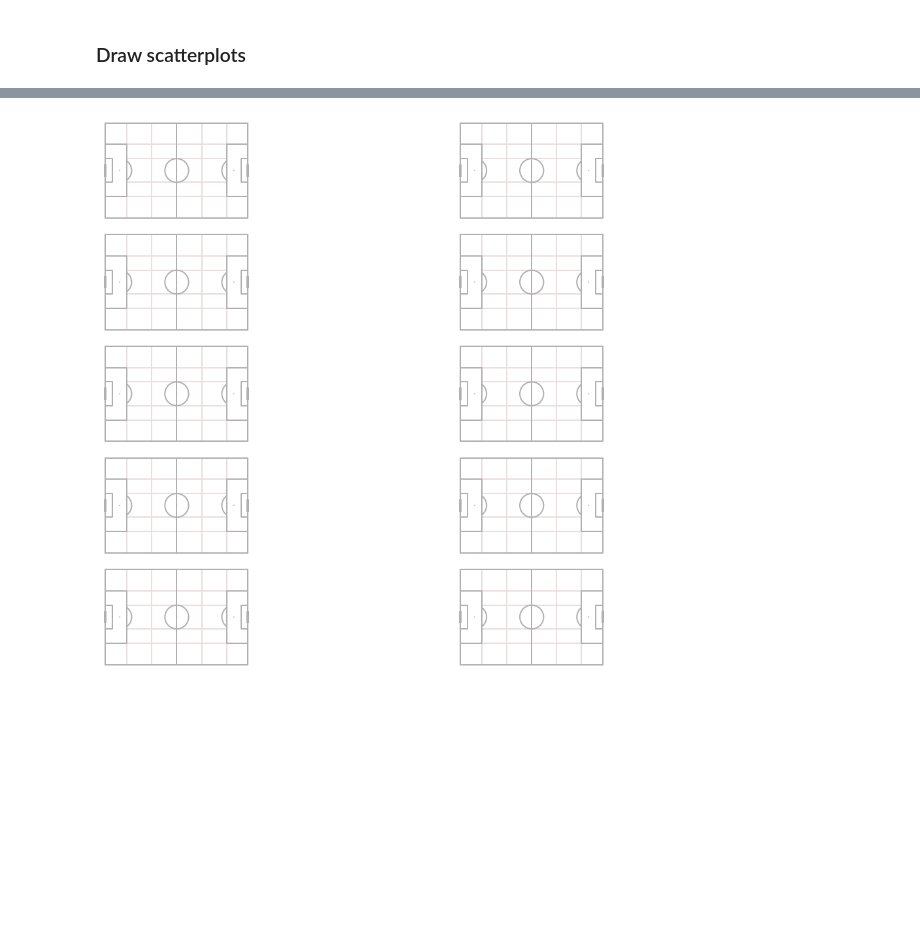
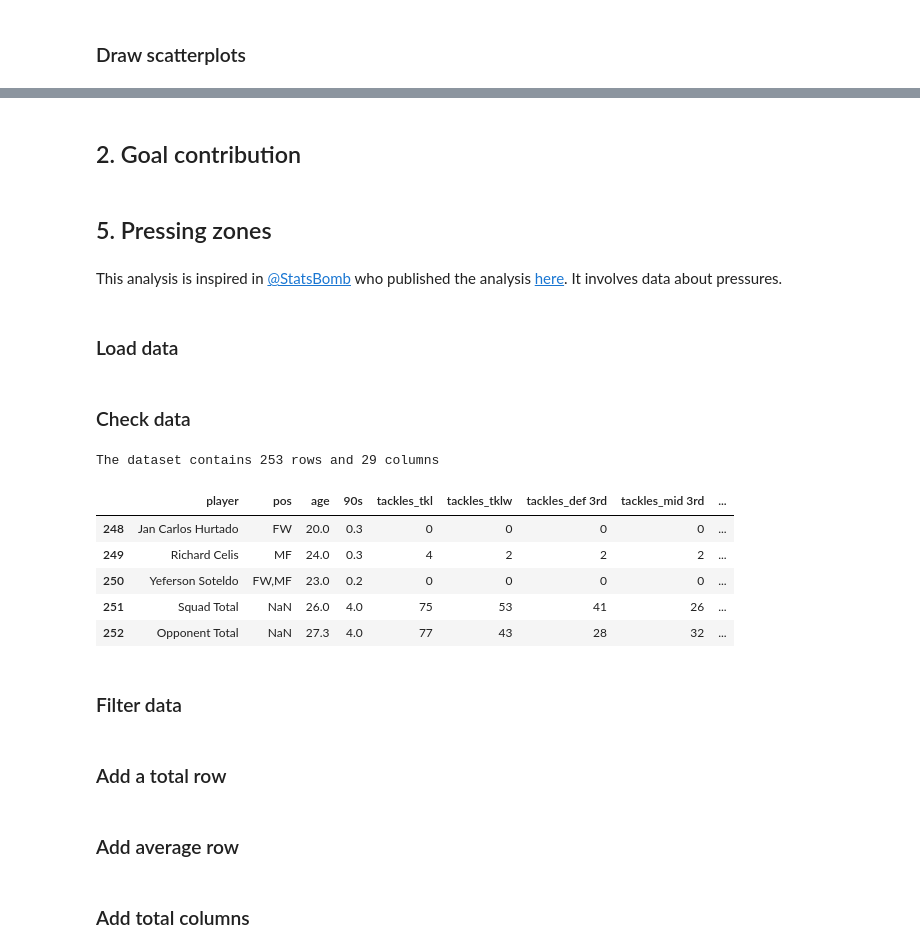
Before and after one commit to joausaga/copa-america-2021-analytics, a Jupyter notebook: team_analysis.ipynb, the cells around one changed output, grey strips where cells are left out. Saved outputs shown, nothing was run; the diff lists cells and outputs as text; code cells hidden in the pictures; blank space fills up the shorter version.

```diff
--- a/team_analysis.ipynb
+++ b/team_analysis.ipynb
@@ -255,5 +253,35 @@ plt.show()
-# %%
-pitch = Pitch(positional=True)
-fig, axs = pitch.draw(nrows=5, ncols=2, figsize=(20, 12))
-# %% [output]
-[figure, removed]
+# %% [markdown]
+## 2. Goal contribution
+# %% [markdown]
+## 5. Pressing zones
+# %% [markdown]
+This analysis is inspired in [@StatsBomb](https://twitter.com/StatsBomb) who published the analysis [here](https://twitter.com/StatsBomb/status/1214629788314419200). It involves data about pressures.
+# %% [markdown]
+### Load data
+# %%
+analysis_df = pd.DataFrame()
+for country in countries:
+    if analysis_df.size > 0:
+        aux_analysis_df = pd.read_csv(f"data/{country}_defensive_actions.csv")
+        aux_analysis_df['country'] = country
+        analysis_df = analysis_df.append(aux_analysis_df, ignore_index=True, sort=False)
+    else:
+        analysis_df = pd.read_csv(f"data/{country}_defensive_actions.csv")
+        analysis_df['country'] = country
+# %% [markdown]
+### Check data
+# %%
+print(f"The dataset contains {analysis_df.shape[0]} rows and {analysis_df.shape[1]} columns")
+# %% [output]
+The dataset contains 253 rows and 29 columns
+# %%
+analysis_df.tail()
+# %% [output]
+|  | player | pos | age | 90s | tackles_tkl | tackles_tklw | tackles_def 3rd | tackles_mid 3rd | ... |
+| 248 | Jan Carlos Hurtado | FW | 20.0 | 0.3 | 0 | 0 | 0 | 0 | ... |
+| 249 | Richard Celis | MF | 24.0 | 0.3 | 4 | 2 | 2 | 2 | ... |
+| 250 | Yeferson Soteldo | FW,MF | 23.0 | 0.2 | 0 | 0 | 0 | 0 | ... |
+| 251 | Squad Total | NaN | 26.0 | 4.0 | 75 | 53 | 41 | 26 | ... |
+| 252 | Opponent Total | NaN | 27.3 | 4.0 | 77 | 43 | 28 | 32 | ... |
+# %% [markdown]
+### Filter data
@@ -259,0 +292,2 @@ fig, axs = pitch.draw(nrows=5, ncols=2, figsize=(20, 12))
+# %% [markdown]
+### Add a total row
@@ -259,0 +299,2 @@ fig, axs = pitch.draw(nrows=5, ncols=2, figsize=(20, 12))
+# %% [markdown]
+### Add average row
@@ -259,0 +306,2 @@ fig, axs = pitch.draw(nrows=5, ncols=2, figsize=(20, 12))
+# %% [markdown]
+### Add total columns
```
Also changed, not shown: parts of 15 cells of this notebook, 1 other file.
